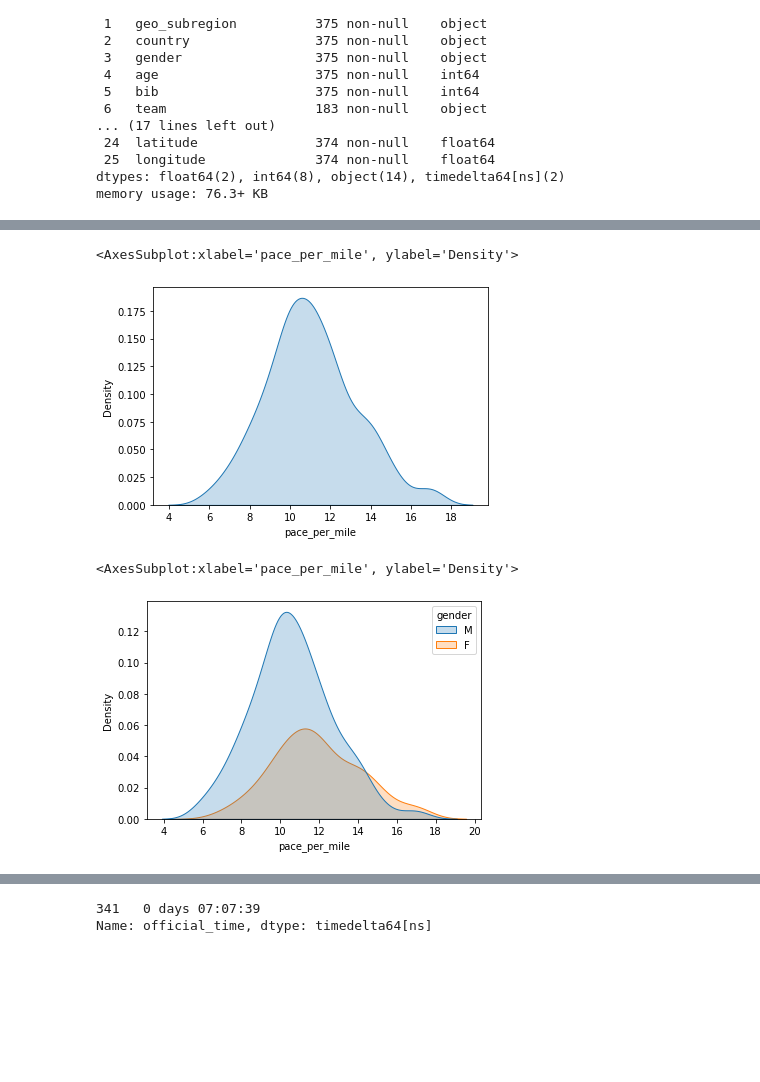
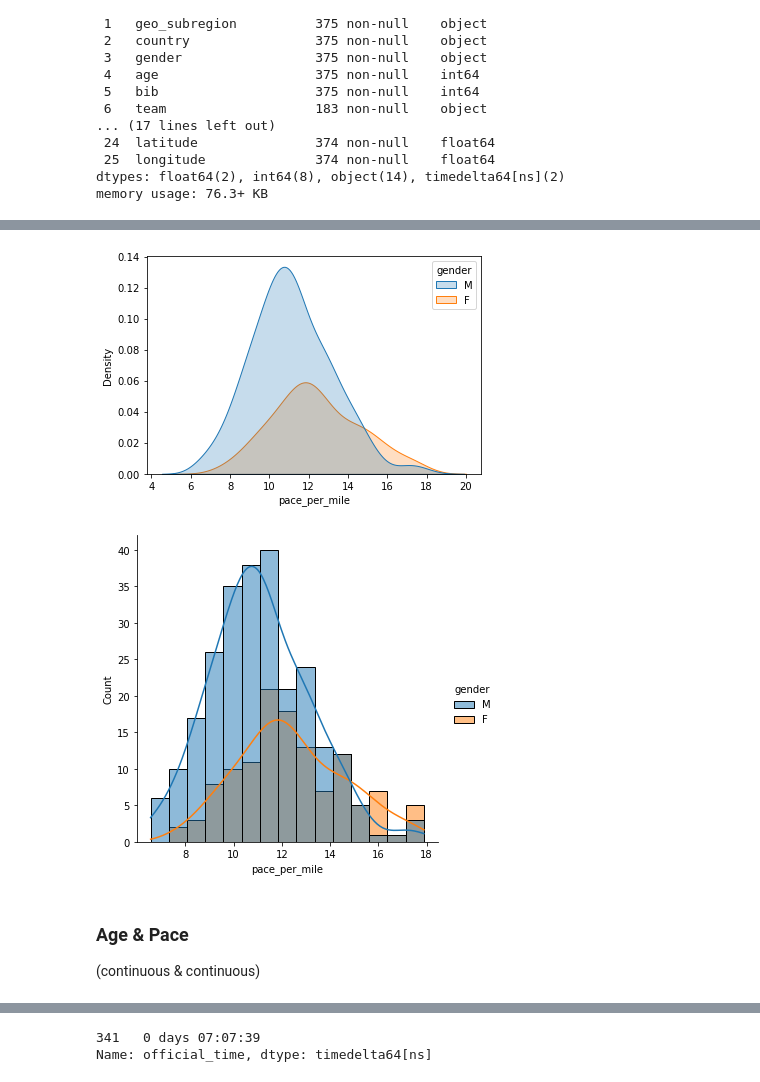
Before and after one commit to CraftyJack/racing_analysis, a Jupyter notebook: 02_EDA/racing_EDA.ipynb, the cells around one changed output, grey strips where cells are left out. Saved outputs shown, nothing was run; the diff lists cells and outputs as text; code cells hidden in the pictures; blank space fills up the shorter version.

```diff
--- a/02_EDA/racing_EDA.ipynb
+++ b/02_EDA/racing_EDA.ipynb
@@ -132,10 +181,11 @@ df['pace_per_mile'].astype('timedelta64[m]').plot.hist()
 # %%
-sns.kdeplot(df['pace_per_mile'].astype('timedelta64[m]'), shade=True)
+sns.kdeplot(df['pace_per_mile'].astype('timedelta64[s]')/60, hue=df['gender'], shade=True);
 # %% [output]
-<AxesSubplot:xlabel='pace_per_mile', ylabel='Density'>
-[figure, old version]
+[figure, new version]
 # %%
-sns.kdeplot(df['pace_per_mile'].astype('timedelta64[m]'), hue=df['gender'], shade=True)
+sns.displot(data=df, x=df['pace_per_mile'].astype('timedelta64[s]')/60, hue='gender', kde=True);
 # %% [output]
-<AxesSubplot:xlabel='pace_per_mile', ylabel='Density'>
-[figure, old version]
+[figure, new version]
+# %% [markdown]
+### Age & Pace
+(continuous & continuous)
```
Also changed, not shown: parts of 68 cells of this notebook.
